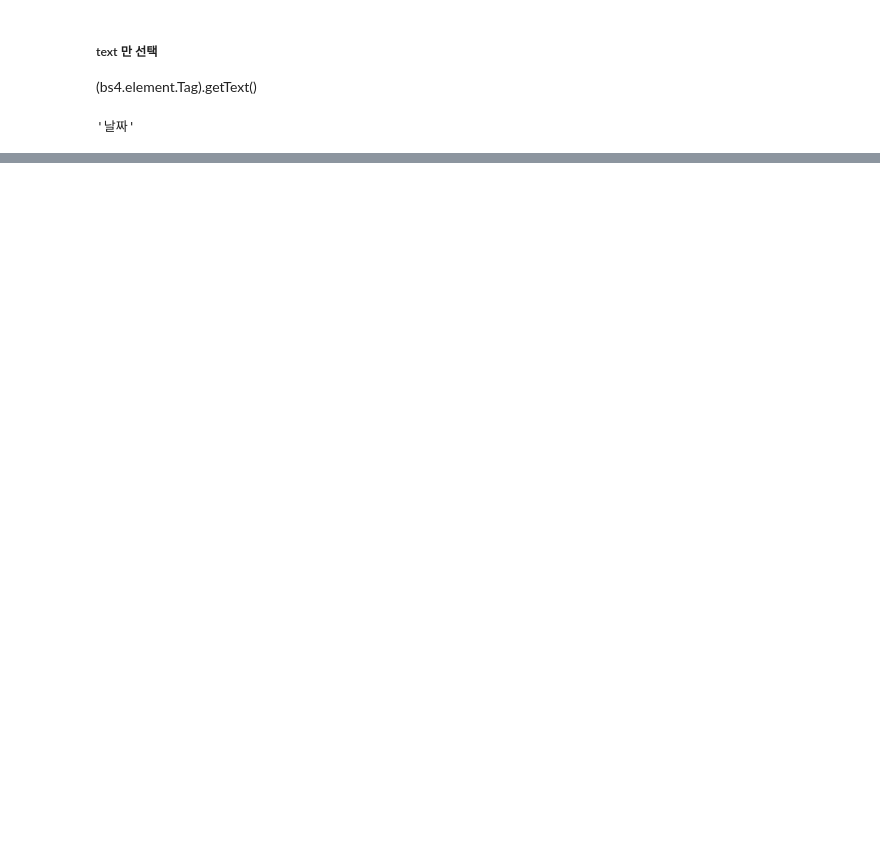
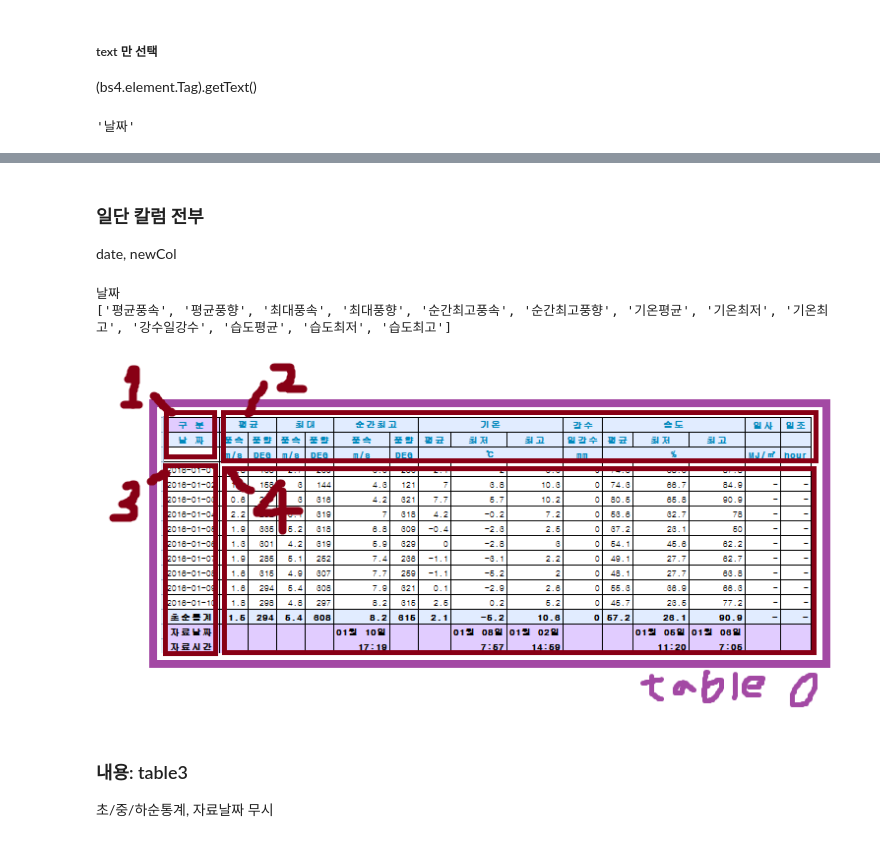
Before and after one commit to firstock/proj_sponge_bicycle, a Jupyter notebook: KHJ_clean.ipynb, the cells around one changed output, grey strips where cells are left out. Drawn from its saved outputs; the diff is of its cells as text; code cells hidden in the pictures; blank space fills up the shorter version.

```diff
--- a/KHJ_clean.ipynb
+++ b/KHJ_clean.ipynb
@@ -311,0 +405,16 @@ table[4]
+# %% [markdown]
+### 일단 칼럼 전부
+date, newCol
+# %%
+print(date)
+print(newCol)
+# %% [output]
+날짜
+['평균풍속', '평균풍향', '최대풍속', '최대풍향', '순간최고풍속', '순간최고풍향', '기온평균', '기온최저', '기온최고', '강수일강수', '습도평균', '습도최저', '습도최고']
+# %%
+imgTable
+# %% [output]
+[figure, added]
+# %% [markdown]
+### 내용: table3
+초/중/하순통계, 자료날짜 무시
```
Also changed, not shown: parts of 30 cells of this notebook, 2 other files.
